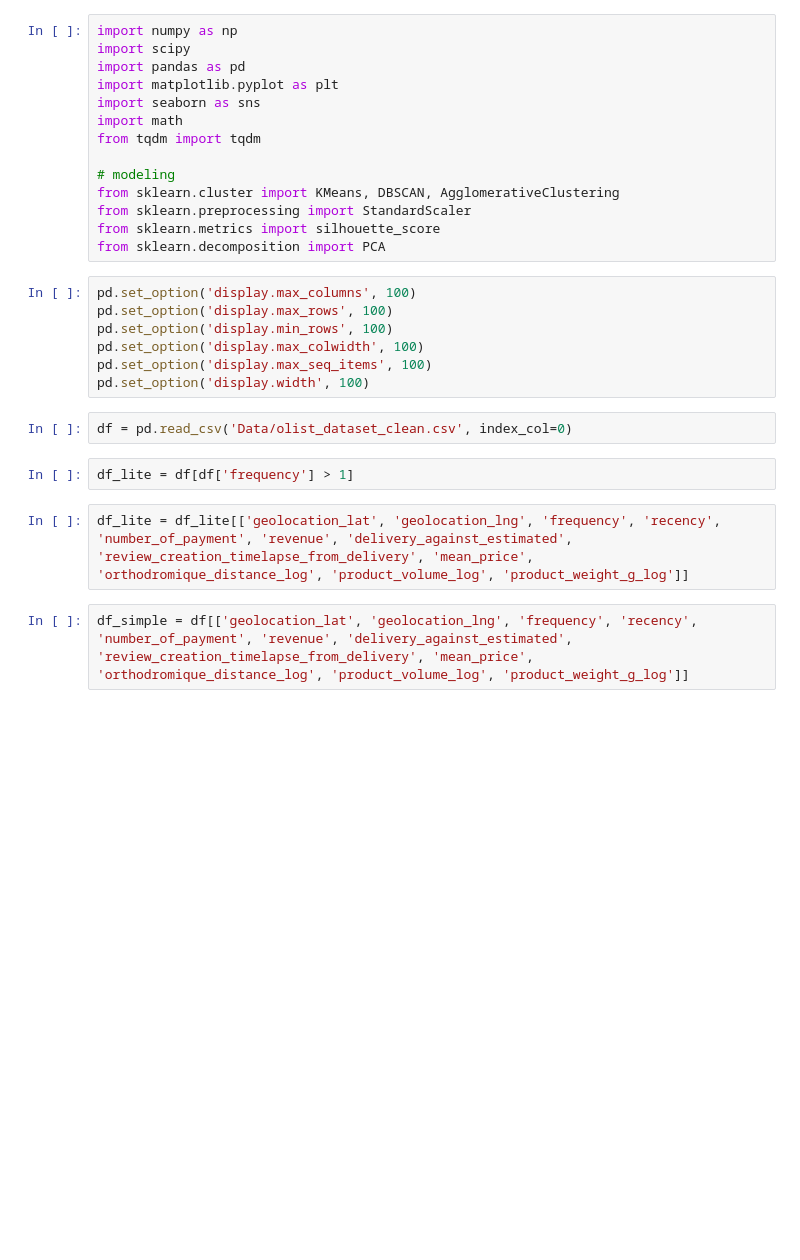
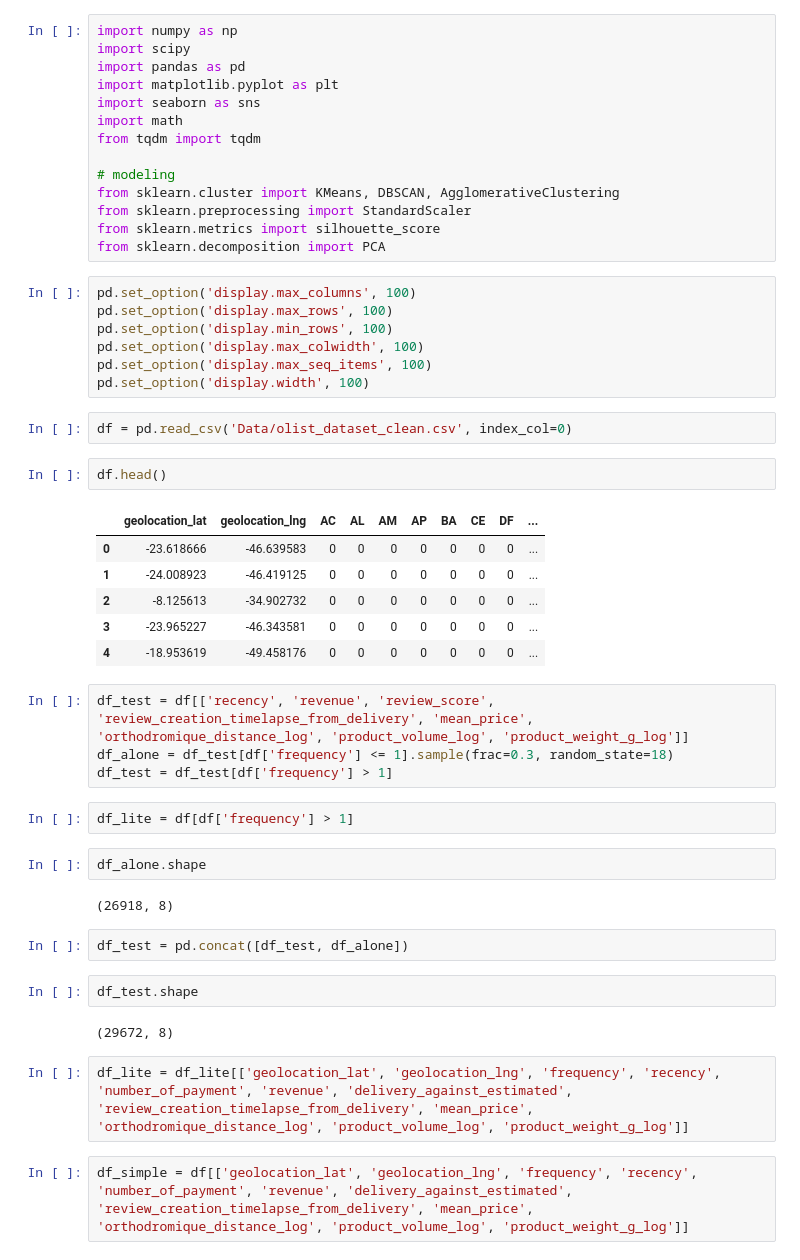
Before and after one commit to skamos/Python, a Jupyter notebook: Openclassroms/Projet_4_Modelisation.ipynb, the cells around one changed output. Cells and saved outputs as stored; diff of their text form; blank space fills up the shorter version.

```diff
--- a/Openclassroms/Projet_4_Modelisation.ipynb
+++ b/Openclassroms/Projet_4_Modelisation.ipynb
@@ -21,8 +21,31 @@ pd.set_option('display.max_seq_items', 100)
 pd.set_option('display.width', 100)
 # %%
 df = pd.read_csv('Data/olist_dataset_clean.csv', index_col=0)
+# %%
+df.head()
+# %% [output]
+|  | geolocation_lat | geolocation_lng | AC | AL | AM | AP | BA | CE | DF | ... |
+| 0 | -23.618666 | -46.639583 | 0 | 0 | 0 | 0 | 0 | 0 | 0 | ... |
+| 1 | -24.008923 | -46.419125 | 0 | 0 | 0 | 0 | 0 | 0 | 0 | ... |
+| 2 | -8.125613 | -34.902732 | 0 | 0 | 0 | 0 | 0 | 0 | 0 | ... |
+| 3 | -23.965227 | -46.343581 | 0 | 0 | 0 | 0 | 0 | 0 | 0 | ... |
+| 4 | -18.953619 | -49.458176 | 0 | 0 | 0 | 0 | 0 | 0 | 0 | ... |
+# %%
+df_test = df[['recency', 'revenue', 'review_score', 'review_creation_timelapse_from_delivery', 'mean_price', 'orthodromique_distance_log', 'product_volume_log', 'product_weight_g_log']]
+df_alone = df_test[df['frequency'] <= 1].sample(frac=0.3, random_state=18)
+df_test = df_test[df['frequency'] > 1]
 # %%
 df_lite = df[df['frequency'] > 1]
+# %%
+df_alone.shape
+# %% [output]
+(26918, 8)
+# %%
+df_test = pd.concat([df_test, df_alone])
+# %%
+df_test.shape
+# %% [output]
+(29672, 8)
 # %%
 df_lite = df_lite[['geolocation_lat', 'geolocation_lng', 'frequency', 'recency', 'number_of_payment', 'revenue', 'delivery_against_estimated', 'review_creation_timelapse_from_delivery', 'mean_price', 'orthodromique_distance_log', 'product_volume_log', 'product_weight_g_log']]
 # %%
```
Also changed, not shown: parts of 9 cells of this notebook.
